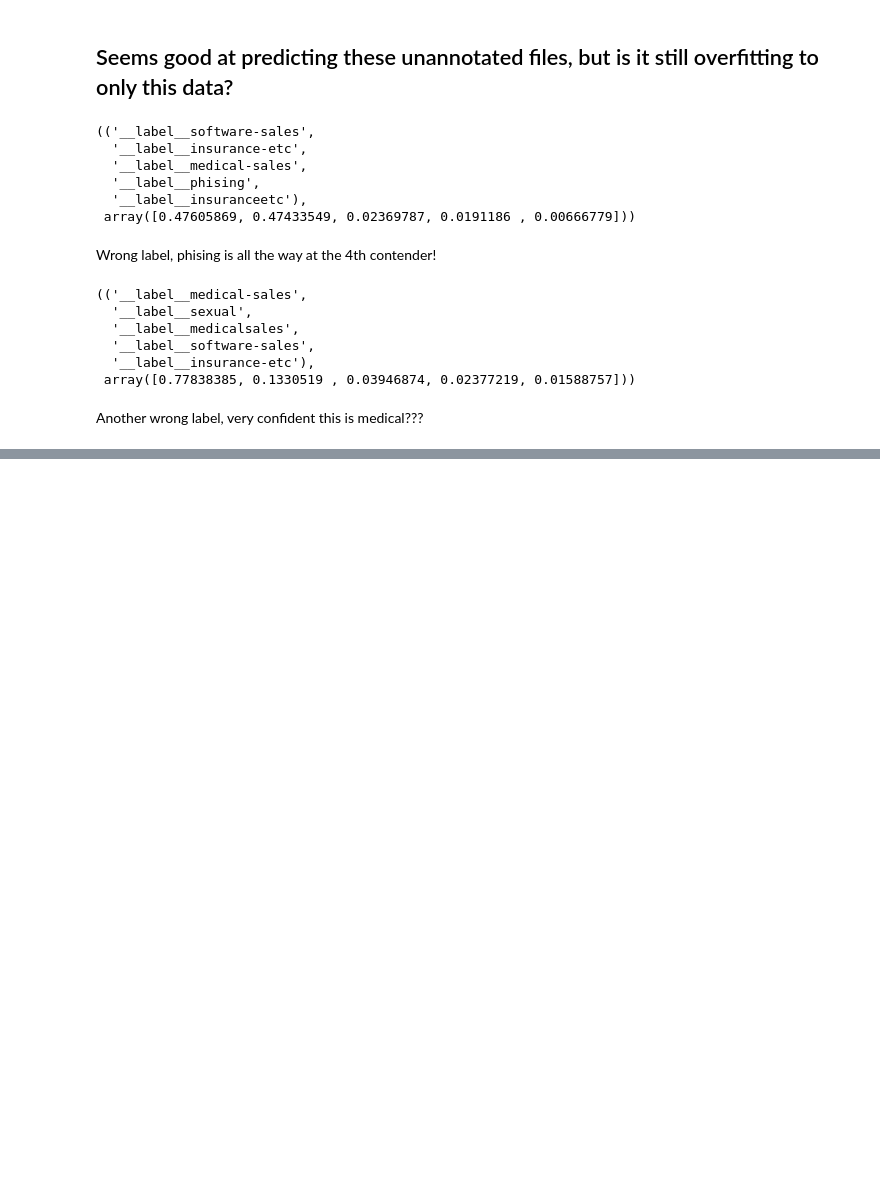
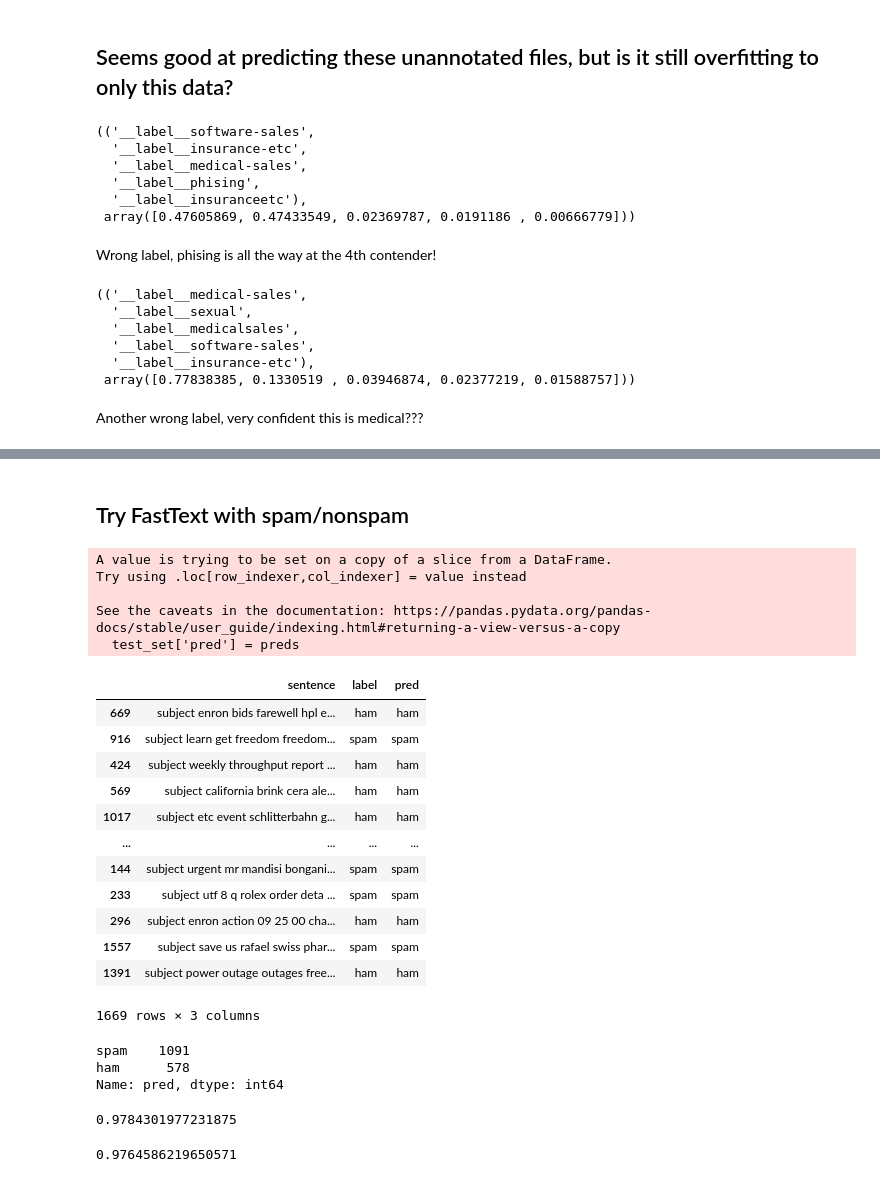
Before and after one commit to zaxiang/Spam_Filter, a Jupyter notebook: notebooks/baseline-GCopy.ipynb, the cells around one changed output, grey strips where cells are left out. Saved outputs shown, nothing was run; the diff lists cells and outputs as text; code cells hidden in the pictures; blank space fills up the shorter version.

```diff
--- a/baseline-GCopy.ipynb
+++ b/notebooks/baseline-GCopy.ipynb
@@ -330,0 +350,13 @@ Another wrong label, very confident this is medical???
+# %%
+nonspam = []
+path = os.getcwd() + "/enron6/ham"
+os.chdir(path)
+for file in os.listdir():
+    if file.endswith(".txt"):
+        file_path = f"{path}/{file}"
+        #print(file_path)
+        nonspam.append(cleaning(str(read_text_file(file_path))))
+os.chdir("../..")
+nonspam = pd.DataFrame({'sentence':nonspam})
+nonspam['label'] = "ham"
+nonspam
@@ -330,0 +381,12 @@ Another wrong label, very confident this is medical???
+# %%
+spam = []
+path = os.getcwd() + "/enron6/spam"
+os.chdir(path)
+for file in os.listdir():
+    if file.endswith(".txt"):
+        file_path = f"{path}/{file}"
+        spam.append(cleaning(str(read_text_file(file_path))))
+os.chdir("../..")
+spam = pd.DataFrame({'sentence':spam})
+spam['label'] = "spam"
+spam
@@ -330,0 +407,52 @@ Another wrong label, very confident this is medical???
+# %% [markdown]
+## Try FastText with spam/nonspam
+# %%
+dat = pd.concat([nonspam, spam])
+# %%
+import fasttext
+from sklearn.model_selection import train_test_split
+train_set, test_set = train_test_split(dat, test_size=0.4)
+with open('spamham-train.txt', 'w', encoding="utf-8") as f:
+    for idx, row in train_set.iterrows():
+        f.write("__label__" + row.label +  " " + row.sentence + "\n")
+model = fasttext.train_supervised(input='spamham-train.txt', epoch=25, lr =0.1, wordNgrams=2, loss='hs', dim=50)
+preds = []
+for sentence in test_set.sentence:
+    pred = model.predict(sentence)
+    label = pred[0][0].replace("__label__", "")
+    preds.append(label)
+test_set['pred'] = preds
+test_set
+# %% [output]
+A value is trying to be set on a copy of a slice from a DataFrame.
+Try using .loc[row_indexer,col_indexer] = value instead
+
+See the caveats in the documentation: https://pandas.pydata.org/pandas-docs/stable/user_guide/indexing.html#returning-a-view-versus-a-copy
+  test_set['pred'] = preds
+|  | sentence | label | pred |
+| 669 | subject enron bids farewell hpl e... | ham | ham |
+| 916 | subject learn get freedom freedom... | spam | spam |
+| 424 | subject weekly throughput report ... | ham | ham |
+| 569 | subject california brink cera ale... | ham | ham |
+| 1017 | subject etc event schlitterbahn g... | ham | ham |
+| ... | ... | ... | ... |
+| 144 | subject urgent mr mandisi bongani... | spam | spam |
+| 233 | subject utf 8 q rolex order deta ... | spam | spam |
+| 296 | subject enron action 09 25 00 cha... | ham | ham |
+| 1557 | subject save us rafael swiss phar... | spam | spam |
+| 1391 | subject power outage outages free... | ham | ham |
+1669 rows × 3 columns
+# %%
+test_set.pred.value_counts()
+# %% [output]
+spam    1091
+ham      578
+Name: pred, dtype: int64
+# %%
+metrics.f1_score(test_set["label"], test_set["pred"], average="micro")
+# %% [output]
+0.9784301977231875
+# %%
+metrics.f1_score(test_set["label"], test_set["pred"], average="macro")
+# %% [output]
+0.9764586219650571
```
Also changed, not shown: parts of 9 cells of this notebook, 1 other file.
